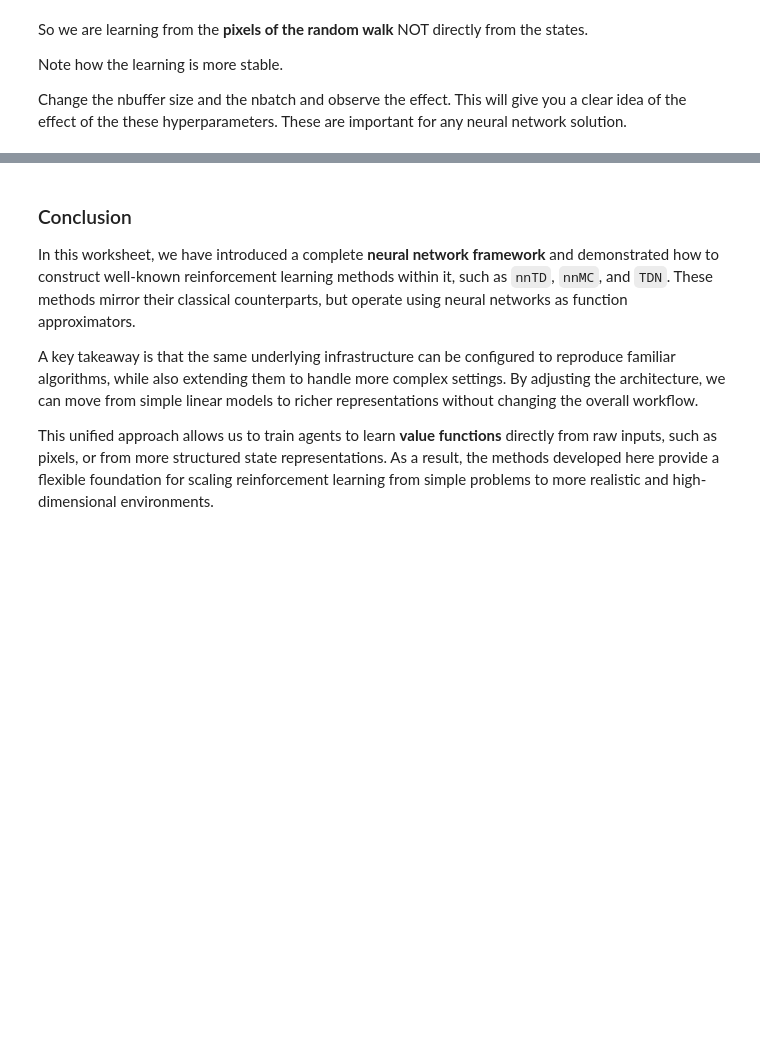
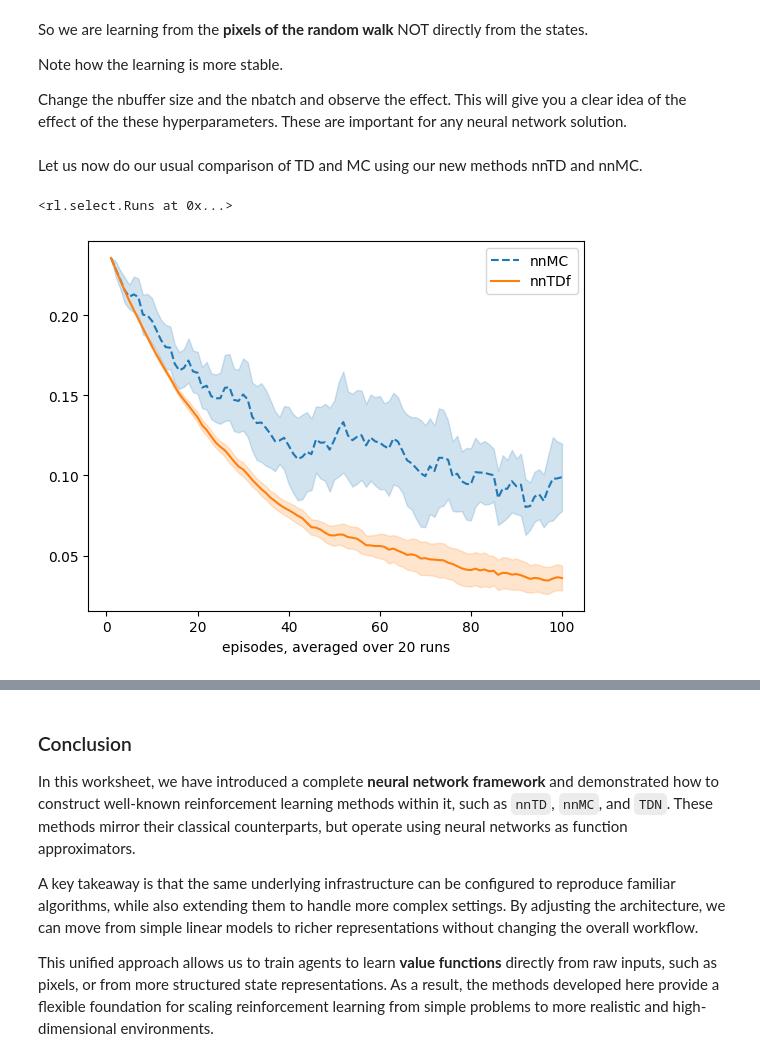
Before and after one commit to AltahhanAi/rl_rob, a Jupyter notebook: worksheet_5_1_.ipynb, the cells around one changed output, grey strips where cells are left out. Drawn from its saved outputs; the diff is of its cells as text; code cells hidden in the pictures; blank space fills up the shorter version.

```diff
--- a/worksheet_5_1_.ipynb
+++ b/worksheet_5_1_.ipynb
@@ -363,12 +363,14 @@ So we are learning from the **pixels of the random walk** NOT directly from the
 Note how the learning is more stable.
 
 Change the nbuffer size and the nbatch and observe the effect. This will give you a clear idea of the effect of the these hyperparameters. These are important for any neural network solution.
+# %% [markdown]
+Let us now do our usual comparison of TD and MC using our new methods nnTD and nnMC.
 # %%
-Runs(algorithm=nnMC(env=vrandwalk(), α=.03, γ=1, trunk=[], nF=[], episodes=100, v0=.5,
-                    model_summary=False), seed=10, plotE=True, runs=20).interact(label='nnMC',frmt='--')
+Runs(algorithm=nnMC(env=vrandwalk(), α=.03, γ=1, trunk=[], nF=[], episodes=100, v0=.5, model_summary=False),
+                    seed=10, plotE=True, runs=20).interact(label='nnMC',frmt='--')
 
-Runs(algorithm=nnTDf(env=vrandwalk(), α=.05, γ=1, trunk=[], nF=[], episodes=100, v0=.5,
-                     model_summary=False), seed=10, plotE=True, runs=20).interact(label='nnTDf')
-
-Runs(algorithm=nnTD(env=vrandwalk(), α=.05, γ=1, trunk=[], nF=[], episodes=100, v0=.5,
-                     model_summary=False), seed=10, plotE=True, runs=20).interact(label='nnTD')
+Runs(algorithm=nnTDf(env=vrandwalk(), α=.05, γ=1, trunk=[], nF=[], episodes=100, v0=.5, model_summary=False),
+                      seed=10, plotE=True, runs=20).interact(label='nnTDf')
+# %% [output]
+<rl.select.Runs at 0x...>
+[figure, added]
```
Also changed, not shown: parts of 4 cells of this notebook, 1 other file.
